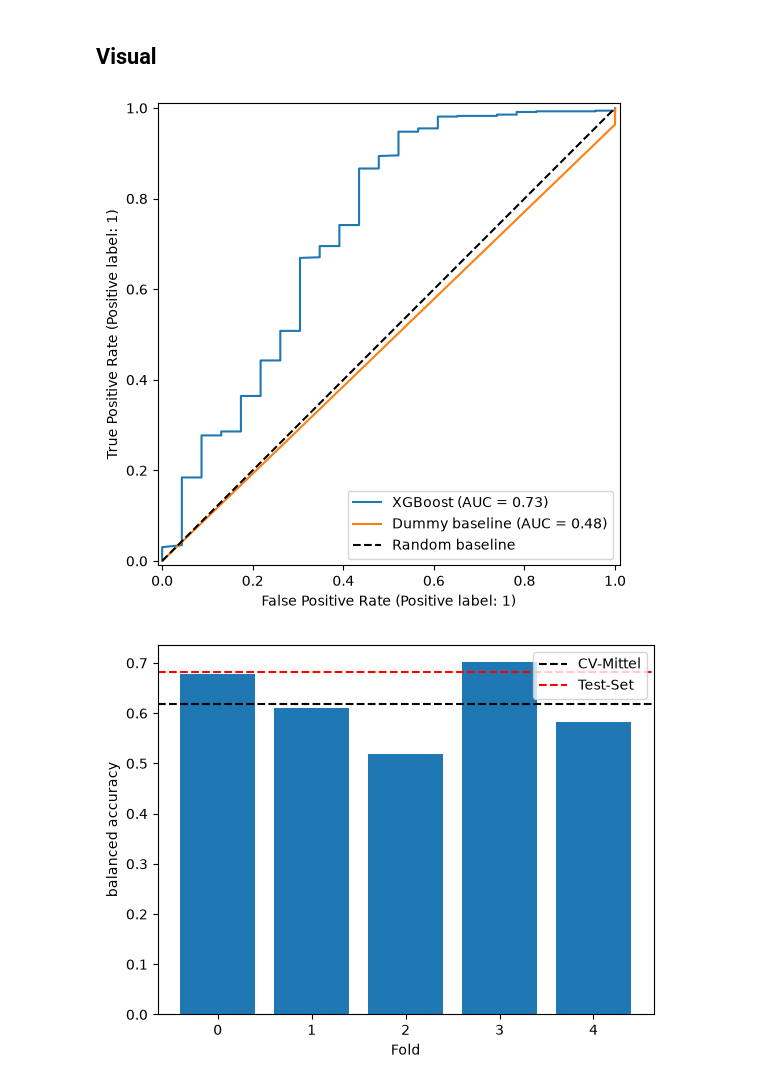
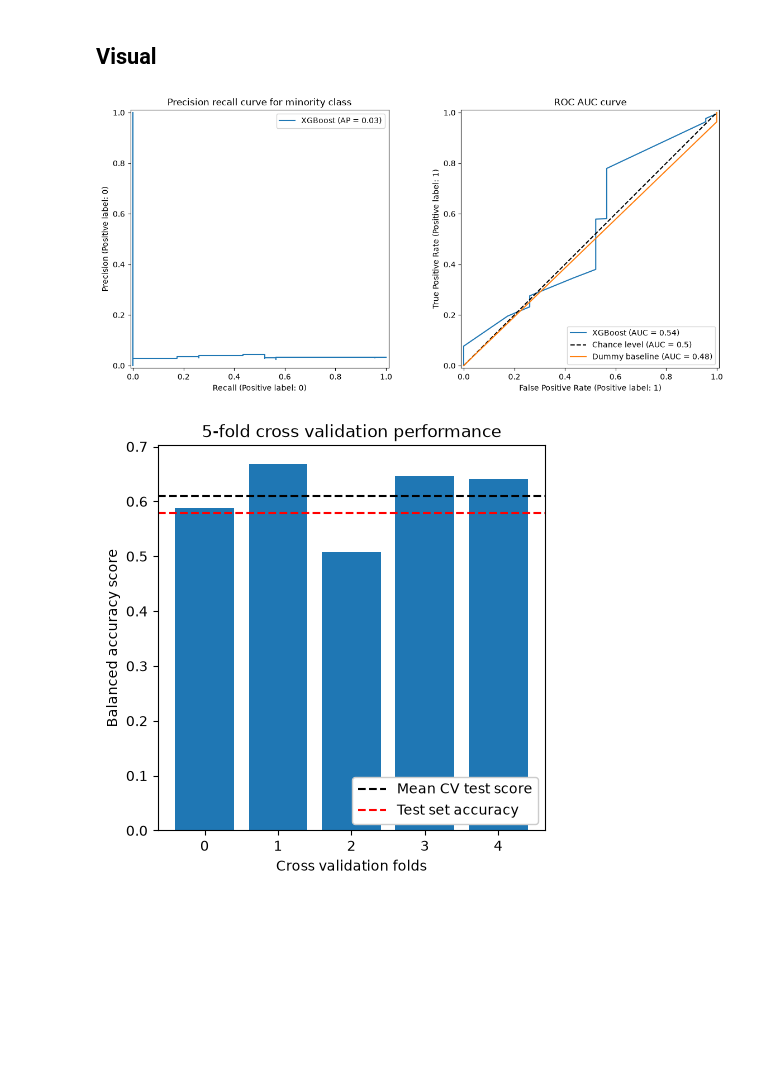
Before and after one commit to ameliehuebner/plastchem-project, a Jupyter notebook: analysis/binary.ipynb, the cells around one changed output. Saved outputs shown, nothing was run; the diff lists cells and outputs as text; code cells hidden in the pictures; blank space fills up the shorter version.

```diff
--- a/analysis/binary.ipynb
+++ b/analysis/binary.ipynb
@@ -99,8 +99,7 @@ pipeline = Pipeline([
     ("clf", XGBClassifier(tree_method="hist", random_state=0, n_jobs=-1, max_delta_step=3))
 ])
 param_grid = {
-    "pca__n_components": [30, 40, 50],
-    "smote__sampling_strategy": [0.3, 0.5, 0.75, 1.0],
+    "pca__n_components": [50, 60, 70],
     "clf__max_depth": [5, 7, 9],
     "clf__learning_rate": [0.0001, 0.001, 0.01, 0.1],
     "clf__n_estimators": [100, 150, 200]
@@ -235,28 +234,35 @@ plt.show()
 # %% [markdown]
 ## Visual
 # %%
-# ROC_AUC baseline vs model
-fig, ax = plt.subplots(figsize=(6,6))
-RocCurveDisplay.from_predictions(y_test, probs[:, 1], name="XGBoost", ax=ax)
-RocCurveDisplay.from_predictions(y_test, dummy_probs[:, 1], name="Dummy baseline", ax=ax)
-ax.plot([0, 1], [0, 1], "k--", label="Random baseline")
-ax.legend()
+fig, axs = plt.subplots(nrows=1, ncols=2, figsize=(14, 6))
+# Precision Recall plot
+PrecisionRecallDisplay.from_predictions(y_test, probs[:, 1], pos_label=0, name="XGBoost", ax=axs[0])
+axs[0].set_title("Precision recall curve for minority class")
+# ROC_AUC baseline vs model for best estimator
+
+RocCurveDisplay.from_predictions(y_test, probs[:, 1], name="XGBoost", ax=axs[1], plot_chance_level=True)
+RocCurveDisplay.from_predictions(y_test, dummy_probs[:, 1], name="Dummy baseline", ax=axs[1])
+axs[0].legend()
+axs[1].set_title("ROC AUC curve")
 plt.savefig(Path.cwd() / "roc_auc.svg", bbox_inches="tight")
 # %% [output]
-[figure, old version]
+[figure, new version]
 # %%
 # CV Performance
 best_idx = search.best_index_
 fold_scores = [search.cv_results_[f"split{i}_test_score"][best_idx] for i in range(5)]
 
-fig, ax = plt.subplots()
+fig, ax = plt.subplots(figsize=(5,5))
 ax.bar(range(5), fold_scores)
-ax.axhline(search.cv_results_["mean_test_score"][best_idx], color="k", ls="--", label="CV-Mittel")
-ax.axhline(balanced_accuracy_score(y_test, preds), color="r", ls="--", label="Test-Set")
-ax.set_xlabel("Fold"); ax.set_ylabel("balanced accuracy"); ax.legend()
+ax.axhline(search.cv_results_["mean_test_score"][best_idx], color="k", ls="--", label="Mean CV test score")
+ax.axhline(balanced_accuracy_score(y_test, preds), color="r", ls="--", label="Test set accuracy")
+ax.set_xlabel("Cross validation folds")
+ax.set_ylabel("Balanced accuracy score")
+ax.legend(loc="lower right", framealpha=1)
+ax.set_title("5-fold cross validation performance")
 plt.savefig("cv_performance.svg", bbox_inches="tight")
 # %% [output]
-[figure, old version]
+[figure, new version]
 # %%
 # SMOTE effect
 before = Counter(y_exploration)
```
Also changed, not shown: parts of 13 cells of this notebook, 3 other files.
